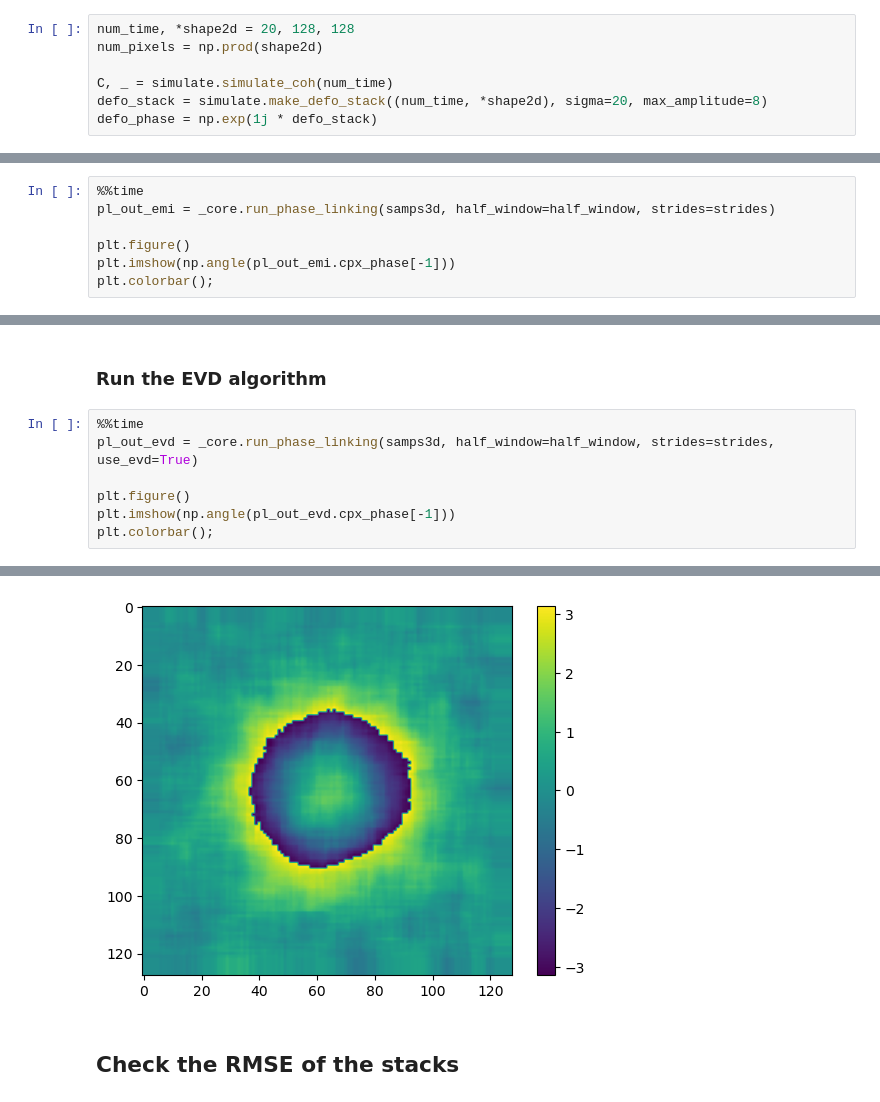
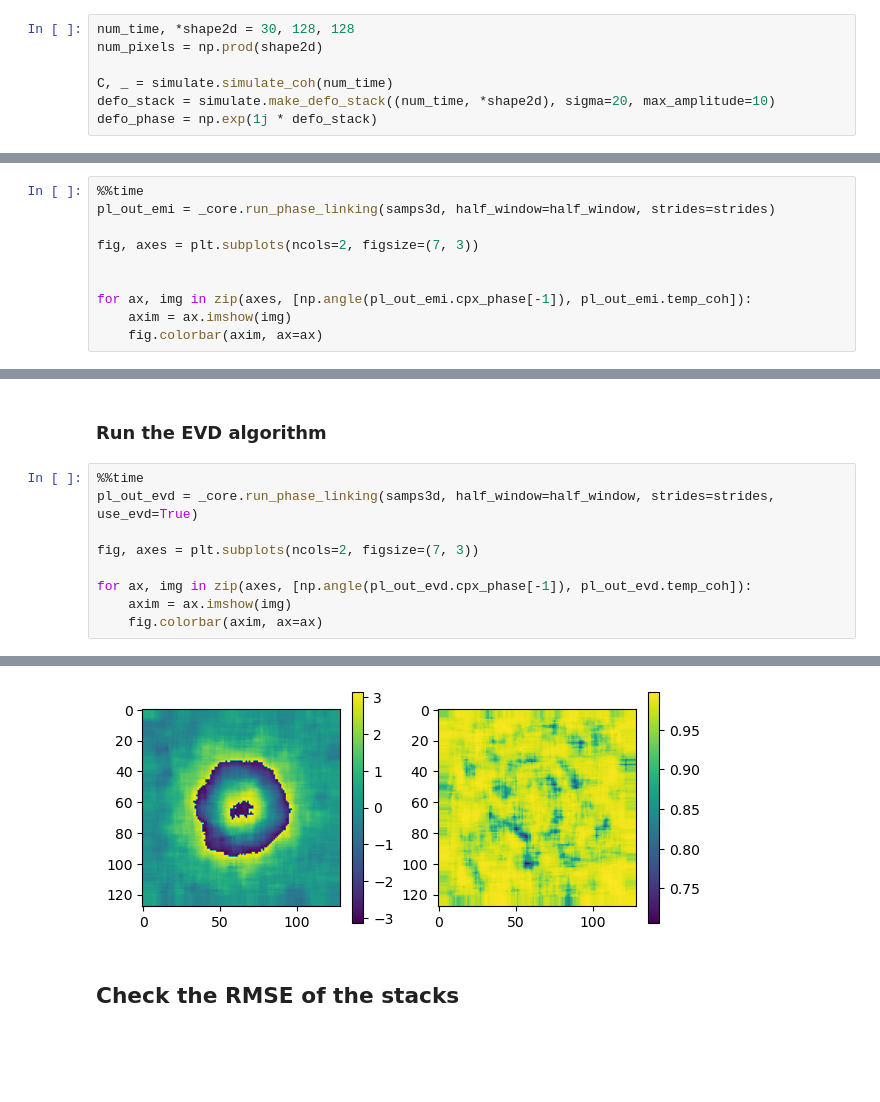
Before and after one commit to isce-framework/dolphin, a Jupyter notebook: docs/notebooks/simulate-demo.ipynb, the cells around one changed output, grey strips where cells are left out. Drawn from its saved outputs; the diff is of its cells as text; blank space fills up the shorter version.

```diff
--- a/docs/notebooks/simulate-demo.ipynb
+++ b/docs/notebooks/simulate-demo.ipynb
@@ -13,11 +13,11 @@ The autoreload extension is already loaded. To reload it, use:
 # %% [markdown]
 ## Set up a simulate stack of deformation with correlated noise
 # %%
-num_time, *shape2d = 20, 128, 128
+num_time, *shape2d = 30, 128, 128
 num_pixels = np.prod(shape2d)
 
 C, _ = simulate.simulate_coh(num_time)
-defo_stack = simulate.make_defo_stack((num_time, *shape2d), sigma=20, max_amplitude=8)
+defo_stack = simulate.make_defo_stack((num_time, *shape2d), sigma=20, max_amplitude=10)
 defo_phase = np.exp(1j * defo_stack)
 # %%
 fig, axes = plt.subplots(ncols=2, figsize=(7, 3))
@@ -56,7 +56,10 @@ half_window = HalfWindow(5, 5)
 %%time
 pl_out_emi = _core.run_phase_linking(samps3d, half_window=half_window, strides=strides)
 
-plt.figure()
-plt.imshow(np.angle(pl_out_emi.cpx_phase[-1]))
-plt.colorbar();
+fig, axes = plt.subplots(ncols=2, figsize=(7, 3))
+
+
+for ax, img in zip(axes, [np.angle(pl_out_emi.cpx_phase[-1]), pl_out_emi.temp_coh]):
+    axim = ax.imshow(img)
+    fig.colorbar(axim, ax=ax)
 # %% [output]
@@ -70,7 +73,9 @@ Wall time: 2.29 s
 %%time
 pl_out_evd = _core.run_phase_linking(samps3d, half_window=half_window, strides=strides, use_evd=True)
 
-plt.figure()
-plt.imshow(np.angle(pl_out_evd.cpx_phase[-1]))
-plt.colorbar();
+fig, axes = plt.subplots(ncols=2, figsize=(7, 3))
+
+for ax, img in zip(axes, [np.angle(pl_out_evd.cpx_phase[-1]), pl_out_evd.temp_coh]):
+    axim = ax.imshow(img)
+    fig.colorbar(axim, ax=ax)
 # %% [output]
@@ -79,5 +84,5 @@ Wall time: 1.1 s
 [interactive output not drawn]
-[figure, old version]
+[figure, new version]
 # %% [markdown]
 ## Check the RMSE of the stacks
 # %%
```
Also changed, not shown: parts of 8 cells of this notebook.
